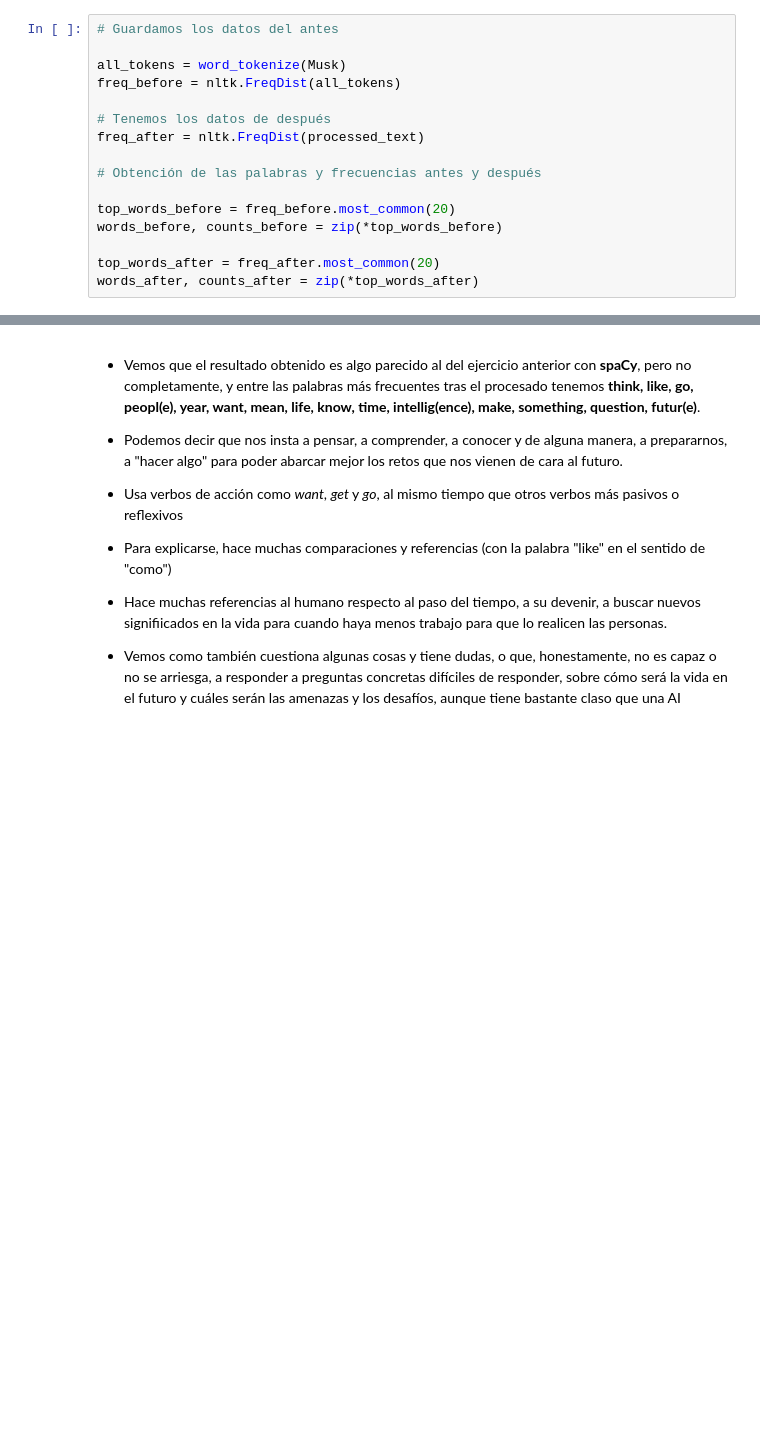
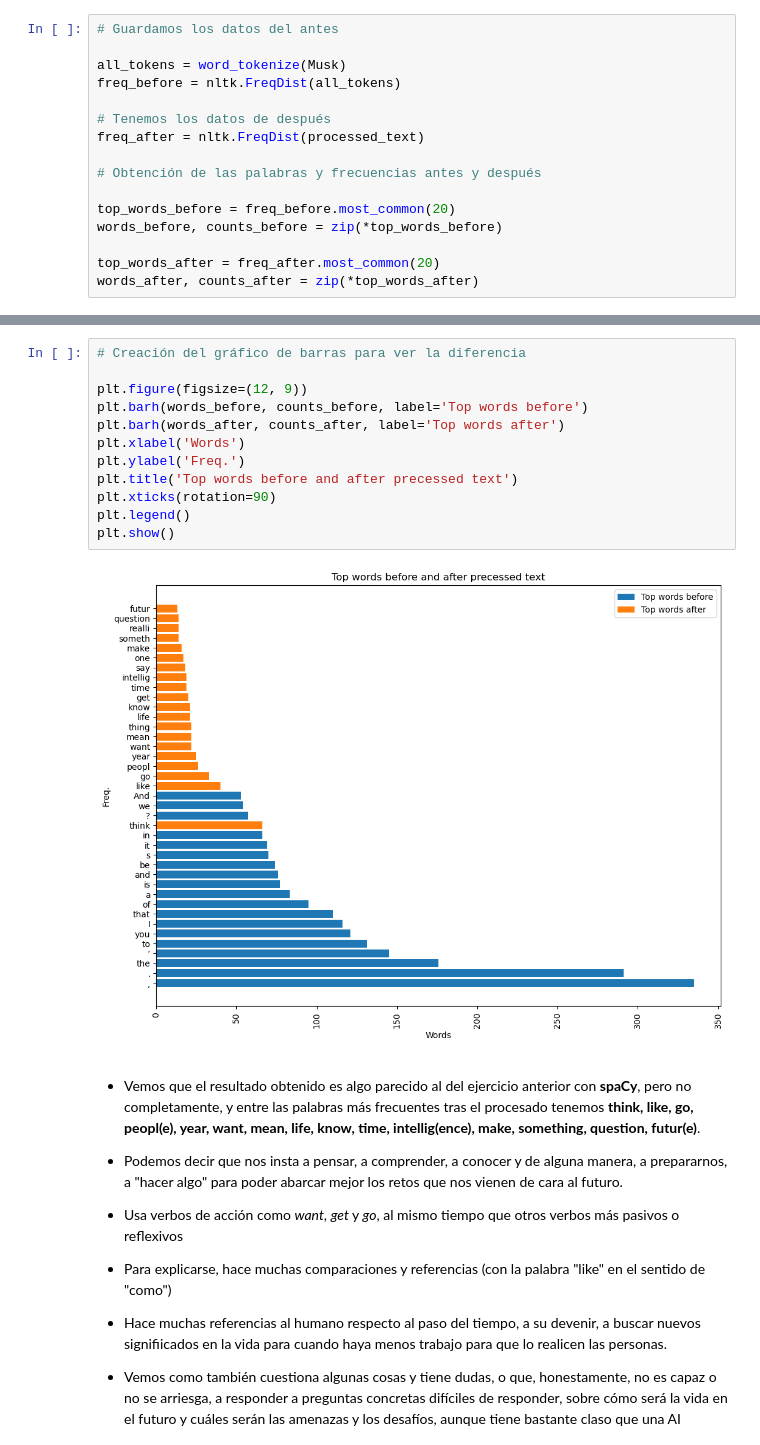
Before and after one commit to CristinaCosma/Text_mining, a Jupyter notebook: Tasca_M9_T01_Elon-Musk.ipynb, the cells around one changed output, grey strips where cells are left out. Cells and saved outputs as stored; diff of their text form; blank space fills up the shorter version.

```diff
--- a/Tasca_M9_T01_Elon-Musk.ipynb
+++ b/Tasca_M9_T01_Elon-Musk.ipynb
@@ -398,3 +416,17 @@ plt.show()
+# %%
+# Creación del gráfico de barras para ver la diferencia
+
+plt.figure(figsize=(12, 9))
+plt.barh(words_before, counts_before, label='Top words before')
+plt.barh(words_after, counts_after, label='Top words after')
+plt.xlabel('Words')
+plt.ylabel('Freq.')
+plt.title('Top words before and after precessed text')
+plt.xticks(rotation=90)
+plt.legend()
+plt.show()
+# %% [output]
+[figure, added]
 # %% [markdown]
 * Vemos que el resultado obtenido es algo parecido al del ejercicio anterior con **spaCy**, pero no completamente, y entre las palabras más frecuentes tras el procesado tenemos **think, like, go, peopl(e), year, want, mean, life, know, time, intellig(ence), make, something, question, futur(e)**.
 
```
Also changed, not shown: parts of 11 cells of this notebook.
